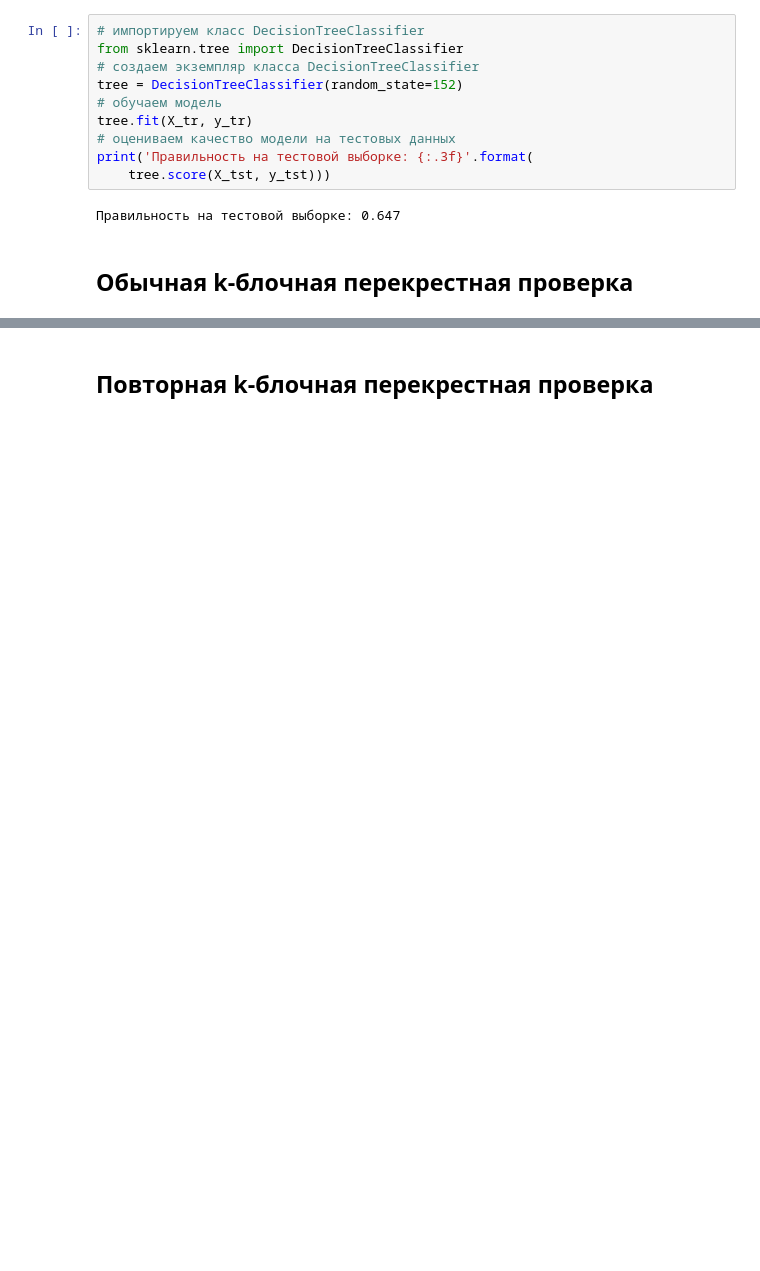
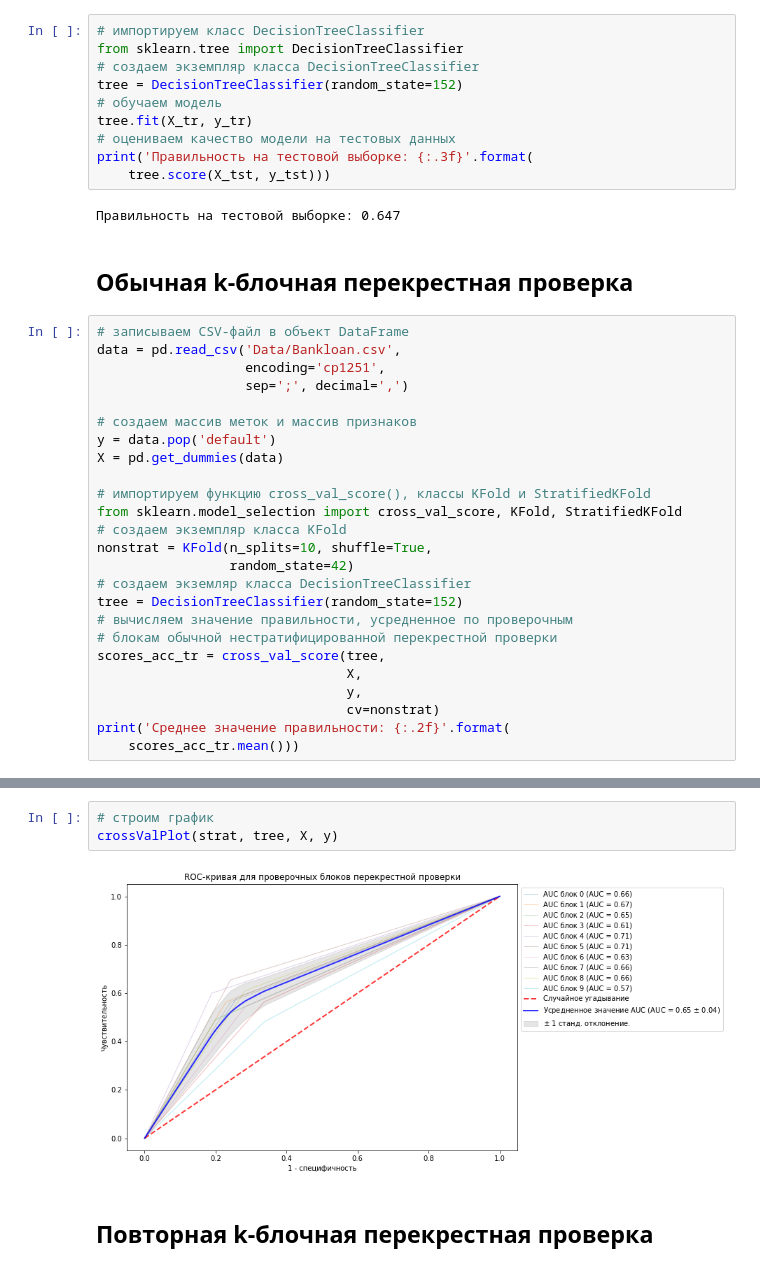
Before and after one commit to sergh1o/Course_ML, a Jupyter notebook: Модуль_2/Модуль 2_III._Стратегии валидации и доверительный интервал.ipynb, the cells around one changed output, grey strips where cells are left out. Drawn from its saved outputs; the diff is of its cells as text; blank space fills up the shorter version.

```diff
--- a/Модуль_2/Модуль 2_III._Стратегии валидации и доверительный интервал.ipynb
+++ b/Модуль_2/Модуль 2_III._Стратегии валидации и доверительный интервал.ipynb
@@ -63,3 +65,28 @@ print('Правильность на тестовой выборке: {:.3f}'.fo
 Правильность на тестовой выборке: 0.647
 # %% [markdown]
 ## Обычная k-блочная перекрестная проверка
+# %%
+# записываем CSV-файл в объект DataFrame
+data = pd.read_csv('Data/Bankloan.csv',
+                   encoding='cp1251',
+                   sep=';', decimal=',')
+
+# создаем массив меток и массив признаков
+y = data.pop('default')
+X = pd.get_dummies(data)
+
+# импортируем функцию cross_val_score(), классы KFold и StratifiedKFold
+from sklearn.model_selection import cross_val_score, KFold, StratifiedKFold
+# создаем экземпляр класса KFold
+nonstrat = KFold(n_splits=10, shuffle=True,
+                 random_state=42)
+# создаем экземляр класса DecisionTreeClassifier
+tree = DecisionTreeClassifier(random_state=152)
+# вычисляем значение правильности, усредненное по проверочным
+# блокам обычной нестратифицированной перекрестной проверки
+scores_acc_tr = cross_val_score(tree,
+                                X,
+                                y,
+                                cv=nonstrat)
+print('Среднее значение правильности: {:.2f}'.format(
+    scores_acc_tr.mean()))
@@ -96,3 +178,8 @@ print('Среднее значение AUC: {:.2f}'.format(
+# %%
+# строим график
+crossValPlot(strat, tree, X, y)
+# %% [output]
+[figure, added]
 # %% [markdown]
 ## Повторная k-блочная перекрестная проверка
 # %%
```
Also changed, not shown: parts of 49 cells of this notebook, 34 other files.
